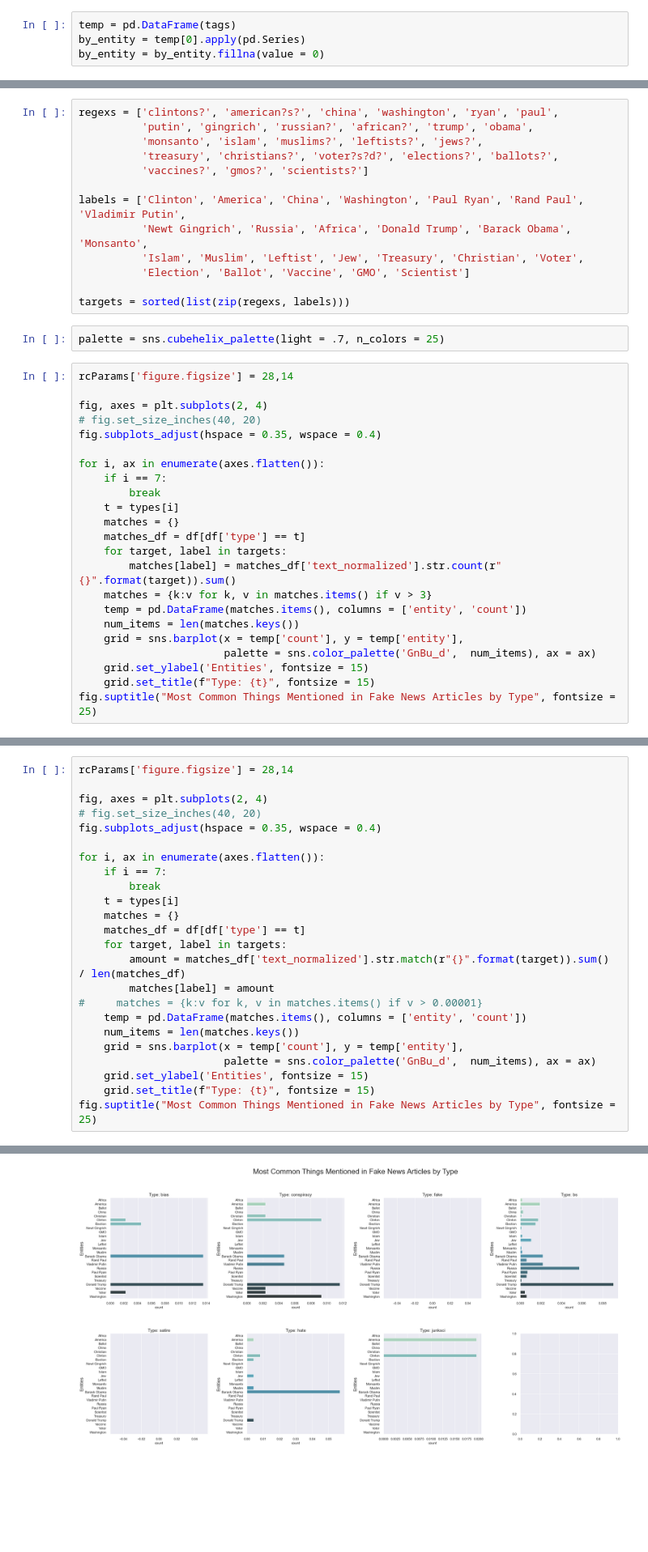
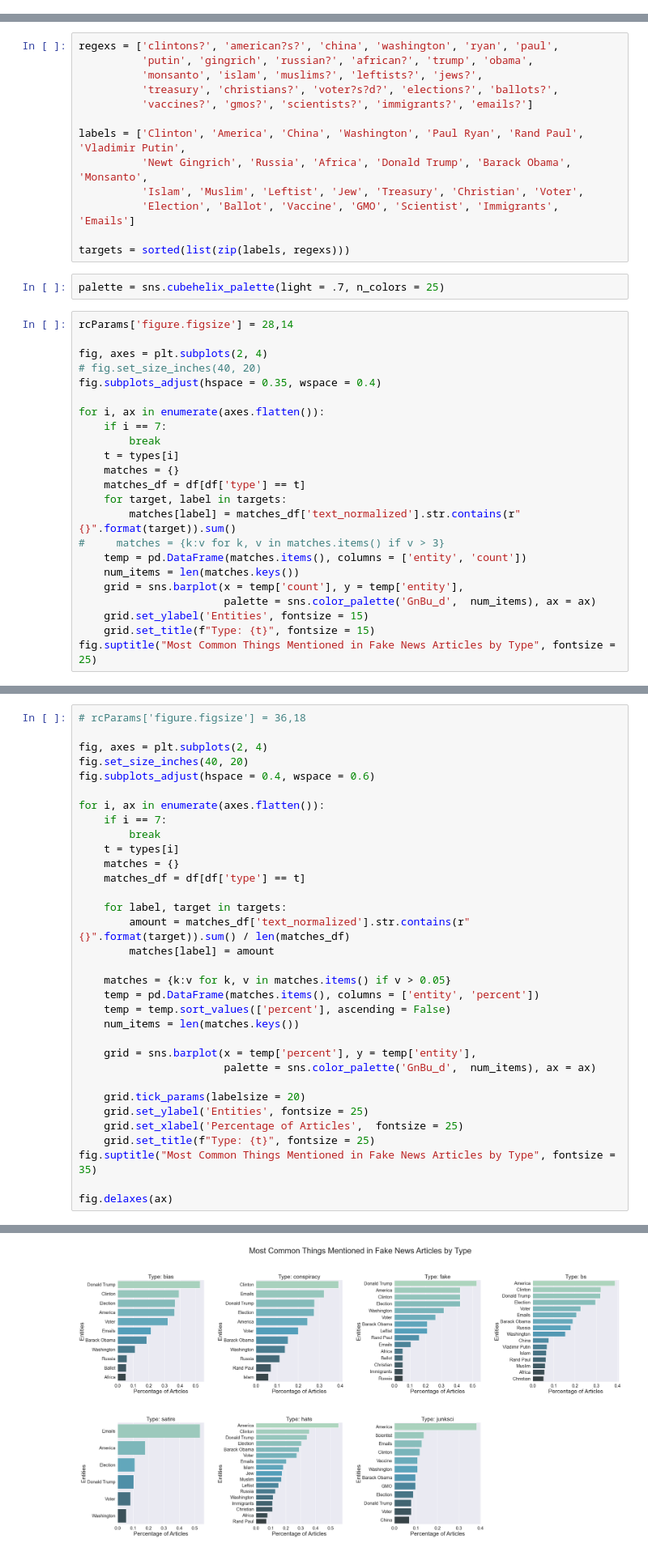
Before and after one commit to haleyej/ala_470_proj, a Jupyter notebook: viz.ipynb, the cells around one changed output, grey strips where cells are left out. Shown at 81% size. Drawn from its saved outputs; the diff is of its cells as text; blank space fills up the shorter version.

```diff
--- a/viz.ipynb
+++ b/viz.ipynb
@@ -160,7 +128,3 @@ tags = df.apply(get_entity_types, axis = 1)
-# %%
-temp = pd.DataFrame(tags)
-by_entity = temp[0].apply(pd.Series)
-by_entity = by_entity.fillna(value = 0)
 # %%
 def get_target_entities(s):
     '''
@@ -259,14 +223,14 @@ regexs = ['clintons?', 'american?s?', 'china', 'washington', 'ryan', 'paul',
           'putin', 'gingrich', 'russian?', 'african?', 'trump', 'obama',
           'monsanto', 'islam', 'muslims?', 'leftists?', 'jews?',
           'treasury', 'christians?', 'voter?s?d?', 'elections?', 'ballots?',
-          'vaccines?', 'gmos?', 'scientists?']
+          'vaccines?', 'gmos?', 'scientists?', 'immigrants?', 'emails?']
 
 labels = ['Clinton', 'America', 'China', 'Washington', 'Paul Ryan', 'Rand Paul', 'Vladimir Putin',
           'Newt Gingrich', 'Russia', 'Africa', 'Donald Trump', 'Barack Obama', 'Monsanto',
           'Islam', 'Muslim', 'Leftist', 'Jew', 'Treasury', 'Christian', 'Voter',
-          'Election', 'Ballot', 'Vaccine', 'GMO', 'Scientist']
+          'Election', 'Ballot', 'Vaccine', 'GMO', 'Scientist', 'Immigrants', 'Emails']
 
-targets = sorted(list(zip(regexs, labels)))
+targets = sorted(list(zip(labels, regexs)))
 # %%
 palette = sns.cubehelix_palette(light = .7, n_colors = 25)
 # %%
@@ -283,8 +247,8 @@ for i, ax in enumerate(axes.flatten()):
     matches = {}
     matches_df = df[df['type'] == t]
     for target, label in targets:
-        matches[label] = matches_df['text_normalized'].str.count(r"{}".format(target)).sum()
-    matches = {k:v for k, v in matches.items() if v > 3}
+        matches[label] = matches_df['text_normalized'].str.contains(r"{}".format(target)).sum()
+#     matches = {k:v for k, v in matches.items() if v > 3}
     temp = pd.DataFrame(matches.items(), columns = ['entity', 'count'])
     num_items = len(matches.keys())
     grid = sns.barplot(x = temp['count'], y = temp['entity'],
@@ -298,11 +262,11 @@ Text(0.5, 0.98, 'Most Common Things Mentioned in Fake News Articles by Type')
 # %% [markdown]
 <h3>Variant With Percentages</h3>
 # %%
-rcParams['figure.figsize'] = 28,14
+# rcParams['figure.figsize'] = 36,18
 
 fig, axes = plt.subplots(2, 4)
-# fig.set_size_inches(40, 20)
-fig.subplots_adjust(hspace = 0.35, wspace = 0.4)
+fig.set_size_inches(40, 20)
+fig.subplots_adjust(hspace = 0.4, wspace = 0.6)
 
 for i, ax in enumerate(axes.flatten()):
     if i == 7:
@@ -310,15 +274,24 @@ for i, ax in enumerate(axes.flatten()):
     t = types[i]
     matches = {}
     matches_df = df[df['type'] == t]
-    for target, label in targets:
-        amount = matches_df['text_normalized'].str.match(r"{}".format(target)).sum() / len(matches_df)
+
+    for label, target in targets:
+        amount = matches_df['text_normalized'].str.contains(r"{}".format(target)).sum() / len(matches_df)
         matches[label] = amount
-#     matches = {k:v for k, v in matches.items() if v > 0.00001}
-    temp = pd.DataFrame(matches.items(), columns = ['entity', 'count'])
+
+    matches = {k:v for k, v in matches.items() if v > 0.05}
+    temp = pd.DataFrame(matches.items(), columns = ['entity', 'percent'])
+    temp = temp.sort_values(['percent'], ascending = False)
     num_items = len(matches.keys())
-    grid = sns.barplot(x = temp['count'], y = temp['entity'],
+
+    grid = sns.barplot(x = temp['percent'], y = temp['entity'],
                        palette = sns.color_palette('GnBu_d',  num_items), ax = ax)
-    grid.set_ylabel('Entities', fontsize = 15)
-    grid.set_title(f"Type: {t}", fontsize = 15)
-fig.suptitle("Most Common Things Mentioned in Fake News Articles by Type", fontsize = 25)
+
+    grid.tick_params(labelsize = 20)
+    grid.set_ylabel('Entities', fontsize = 25)
+    grid.set_xlabel('Percentage of Articles',  fontsize = 25)
+    grid.set_title(f"Type: {t}", fontsize = 25)
+fig.suptitle("Most Common Things Mentioned in Fake News Articles by Type", fontsize = 35)
+
+fig.delaxes(ax)
 # %% [output]
@@ -326 +298 @@ Text(0.5, 0.98, 'Most Common Things Mentioned in Fake News Articles by Type')
-[figure, old version]
+[figure, new version]
```
Also changed, not shown: parts of 17 cells of this notebook.
